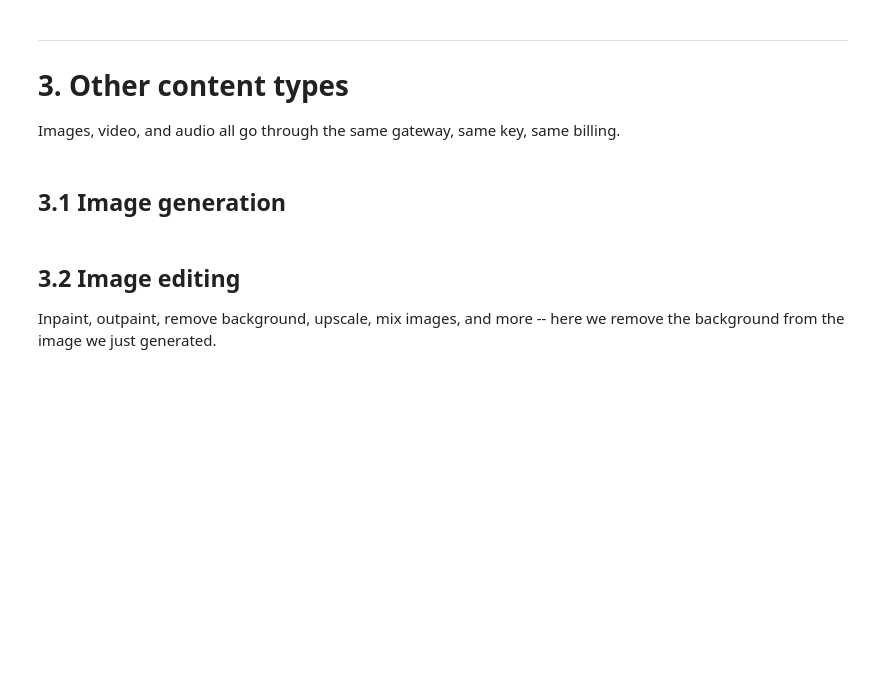
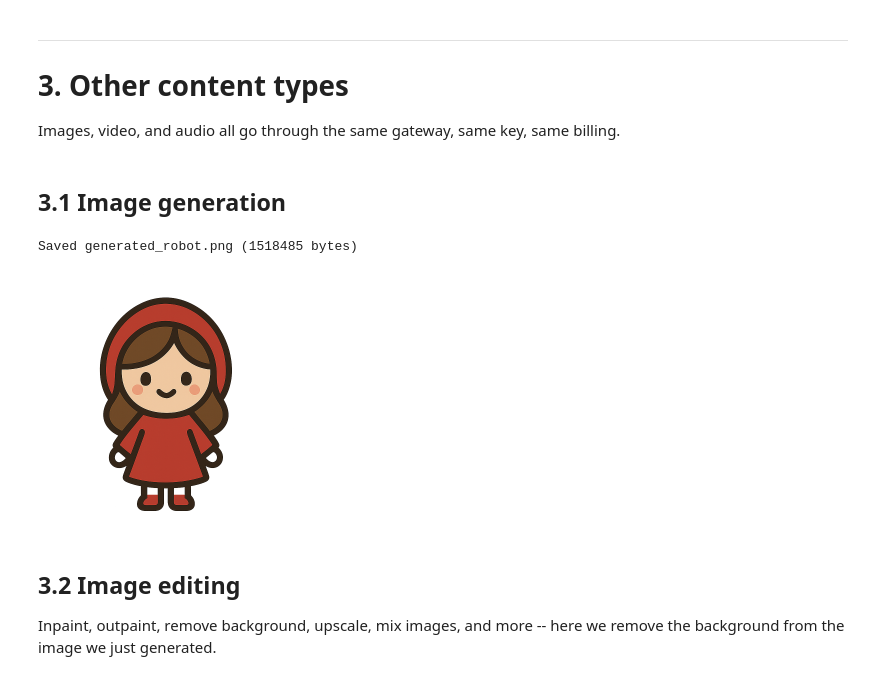
Before and after one commit to d-hackmt/meshapi, a Jupyter notebook: features_lazy_imports.ipynb, the cells around one changed output. Saved outputs shown, nothing was run; the diff lists cells and outputs as text; code cells hidden in the pictures; blank space fills up the shorter version.

```diff
--- a/features_lazy_imports.ipynb
+++ b/features_lazy_imports.ipynb
@@ -407,25 +503,28 @@ Images, video, and audio all go through the same gateway, same key, same billing
 # %%
 import base64
 
 from IPython.display import Image as ShowImage, display
 
 from meshapi import ImageGenerationParams
 
 img = client.images.generate(
 
-    ImageGenerationParams(prompt="a tiny red robot mascot, simple flat icon style", model="openai/gpt-image-1", n=1, size="1024x1024", response_format="b64_json")
+    ImageGenerationParams(prompt="a tiny  girl in red costume, simple flat icon style", model="openai/gpt-image-1", n=1, size="1024x1024", response_format="b64_json")
 
 )
 
 img_bytes = base64.b64decode(img.data[0].b64_json)
 
 with open("generated_robot.png", "wb") as f:
 
     f.write(img_bytes)
 
 print(f"Saved generated_robot.png ({len(img_bytes)} bytes)")
 
 display(ShowImage(img_bytes, width=256))
+# %% [output]
+Saved generated_robot.png (1518485 bytes)
+[figure, added]
 # %% [markdown]
 ## 3.2 Image editing
 Inpaint, outpaint, remove background, upscale, mix images, and more -- here we remove the
```
Also changed, not shown: parts of 11 cells of this notebook.
